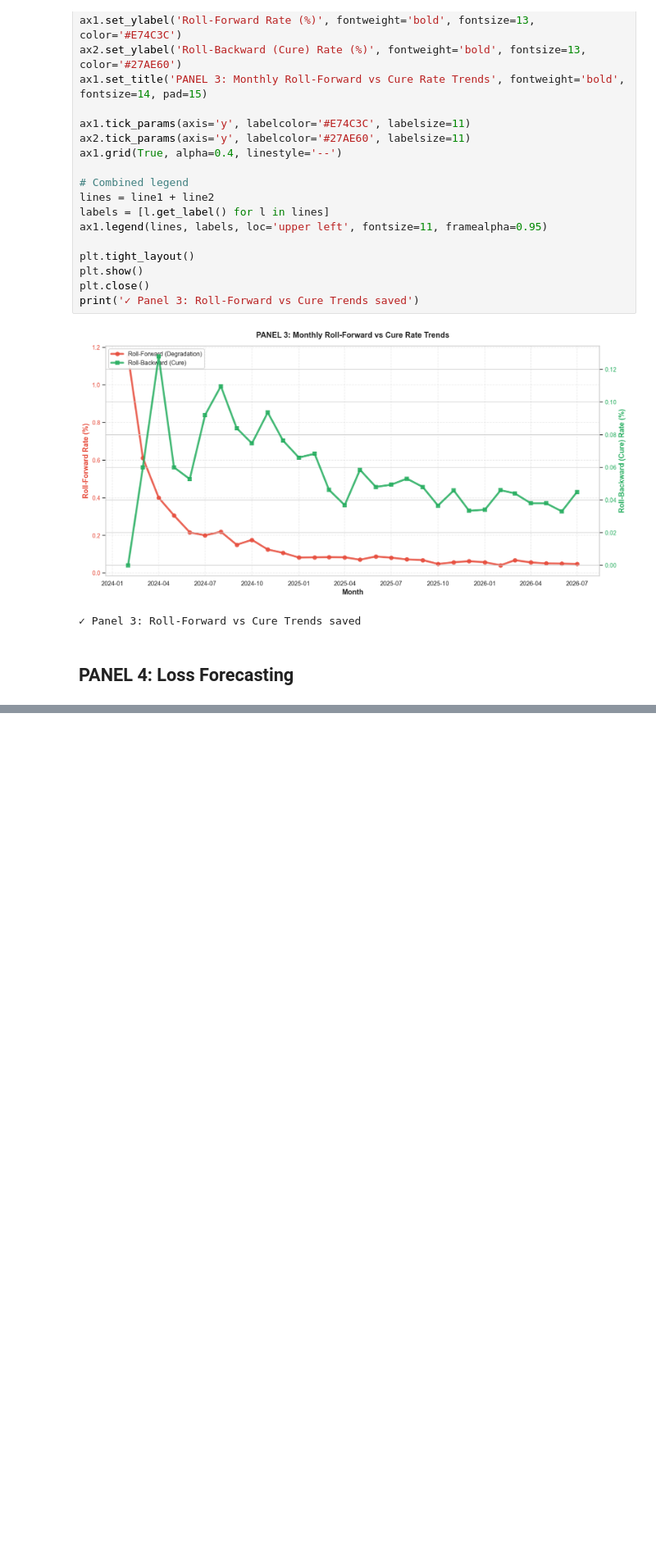
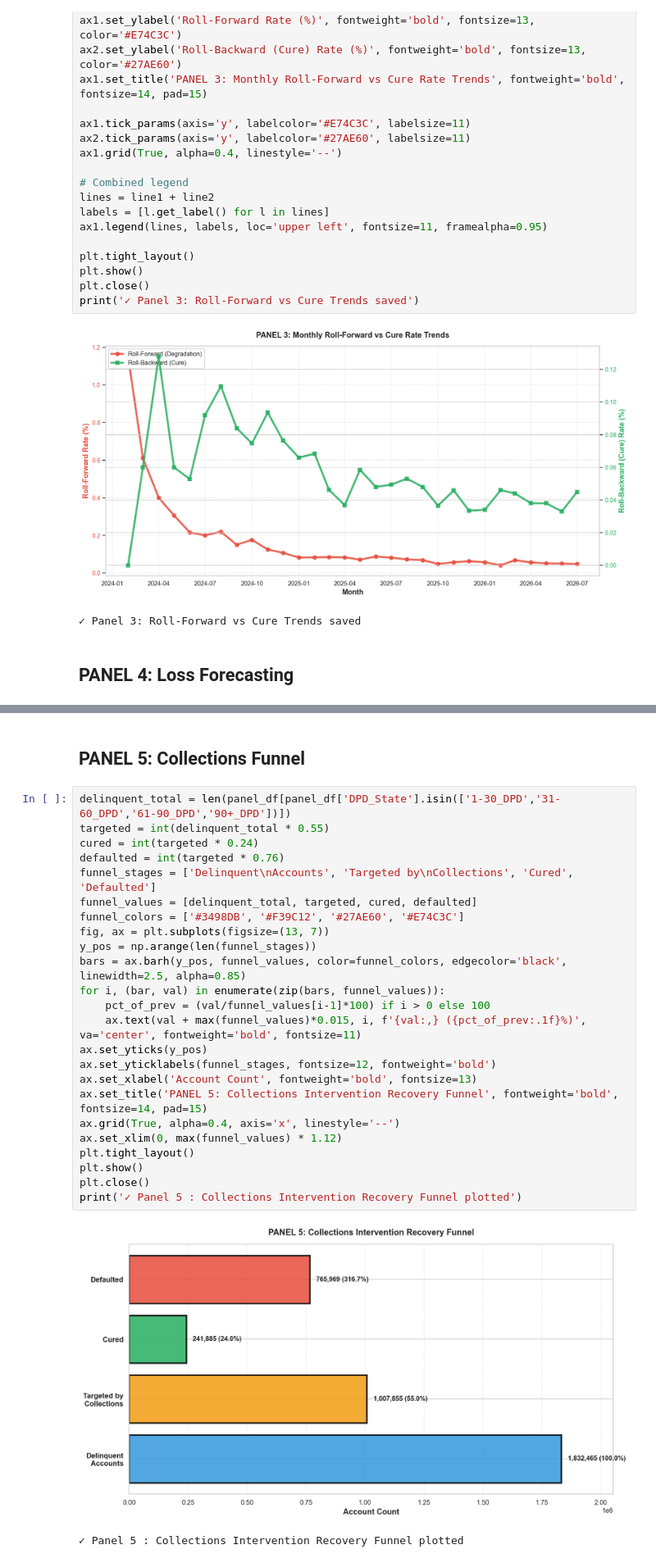
Before and after one commit to kariuki392/DataAnalysisProject26-Monthly-Loan-Portfolio-Roll-Rate-Vintage-Analysis-Engine, a Jupyter notebook: notebooks/LoanPortfolioRollRate&VintageAnalysisEngine.ipynb, the cells around one changed output, grey strips where cells are left out. Shown at 82% size. Cells and saved outputs as stored; diff of their text form; blank space fills up the shorter version.

Commit message:
addition 5th  code cell Panel 5 : Collections Intervention Recovery Funnel plotted

```diff
--- a/notebooks/LoanPortfolioRollRate&VintageAnalysisEngine.ipynb
+++ b/notebooks/LoanPortfolioRollRate&VintageAnalysisEngine.ipynb
@@ -282,0 +283,29 @@ print('✓ Panel 4 : Matrix Power Forecasting plotted')
+# %% [markdown]
+## PANEL 5: Collections Funnel
+# %%
+delinquent_total = len(panel_df[panel_df['DPD_State'].isin(['1-30_DPD','31-60_DPD','61-90_DPD','90+_DPD'])])
+targeted = int(delinquent_total * 0.55)
+cured = int(targeted * 0.24)
+defaulted = int(targeted * 0.76)
+funnel_stages = ['Delinquent\nAccounts', 'Targeted by\nCollections', 'Cured', 'Defaulted']
+funnel_values = [delinquent_total, targeted, cured, defaulted]
+funnel_colors = ['#3498DB', '#F39C12', '#27AE60', '#E74C3C']
+fig, ax = plt.subplots(figsize=(13, 7))
+y_pos = np.arange(len(funnel_stages))
+bars = ax.barh(y_pos, funnel_values, color=funnel_colors, edgecolor='black', linewidth=2.5, alpha=0.85)
+for i, (bar, val) in enumerate(zip(bars, funnel_values)):
+    pct_of_prev = (val/funnel_values[i-1]*100) if i > 0 else 100
+    ax.text(val + max(funnel_values)*0.015, i, f'{val:,} ({pct_of_prev:.1f}%)', va='center', fontweight='bold', fontsize=11)
+ax.set_yticks(y_pos)
+ax.set_yticklabels(funnel_stages, fontsize=12, fontweight='bold')
+ax.set_xlabel('Account Count', fontweight='bold', fontsize=13)
+ax.set_title('PANEL 5: Collections Intervention Recovery Funnel', fontweight='bold', fontsize=14, pad=15)
+ax.grid(True, alpha=0.4, axis='x', linestyle='--')
+ax.set_xlim(0, max(funnel_values) * 1.12)
+plt.tight_layout()
+plt.show()
+plt.close()
+print('✓ Panel 5 : Collections Intervention Recovery Funnel plotted')
+# %% [output]
+[figure, added]
+✓ Panel 5 : Collections Intervention Recovery Funnel plotted
```
Also changed, not shown: parts of 1 cell of this notebook.
